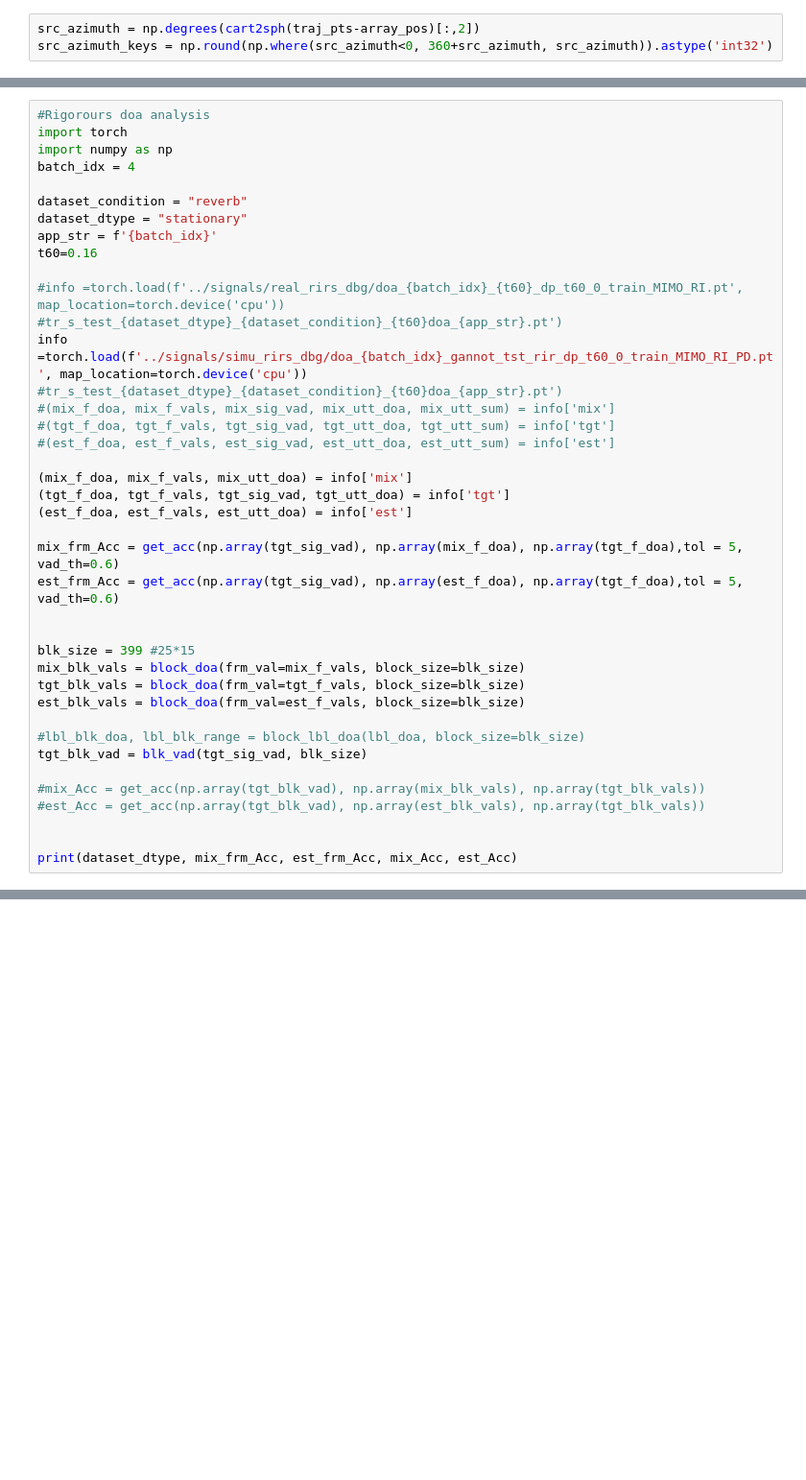
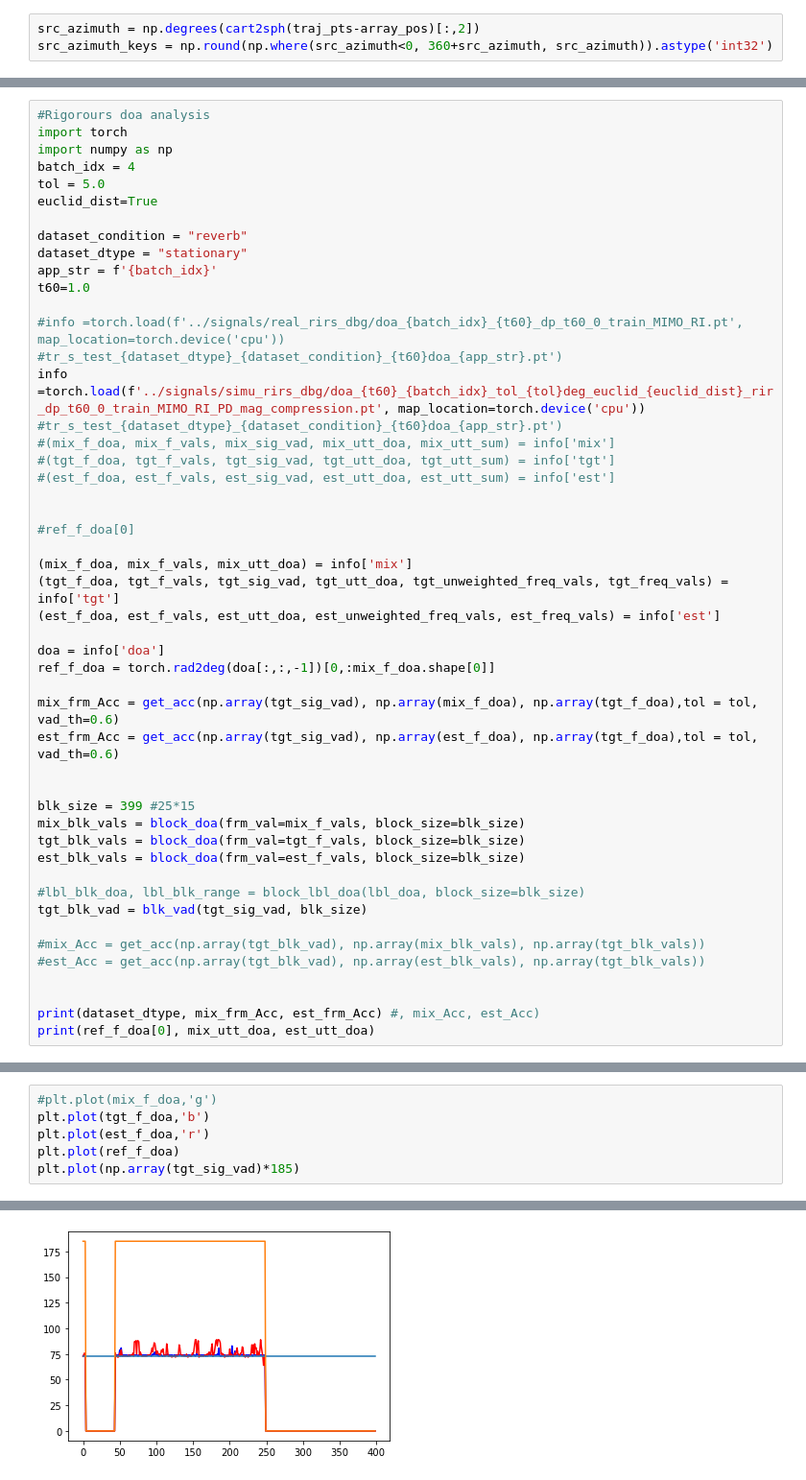
Before and after one commit to ssnani/Code, a Jupyter notebook: blk_doa.ipynb, the cells around one changed output, grey strips where cells are left out. Shown at 96% size. Drawn from its saved outputs; the diff is of its cells as text; blank space fills up the shorter version.

```diff
--- a/blk_doa.ipynb
+++ b/blk_doa.ipynb
@@ -333,24 +263,32 @@ np.array(tgt_blk_vals)-np.array(mvng_est_blk_vals), np.array(tgt_blk_vals)-np.ar
 import torch
 import numpy as np
 batch_idx = 4
+tol = 5.0
+euclid_dist=True
 
 dataset_condition = "reverb"
 dataset_dtype = "stationary"
 app_str = f'{batch_idx}'
-t60=0.16
+t60=1.0
 
 #info =torch.load(f'../signals/real_rirs_dbg/doa_{batch_idx}_{t60}_dp_t60_0_train_MIMO_RI.pt', map_location=torch.device('cpu')) #tr_s_test_{dataset_dtype}_{dataset_condition}_{t60}doa_{app_str}.pt')
-info =torch.load(f'../signals/simu_rirs_dbg/doa_{batch_idx}_gannot_tst_rir_dp_t60_0_train_MIMO_RI_PD.pt', map_location=torch.device('cpu')) #tr_s_test_{dataset_dtype}_{dataset_condition}_{t60}doa_{app_str}.pt')
+info =torch.load(f'../signals/simu_rirs_dbg/doa_{t60}_{batch_idx}_tol_{tol}deg_euclid_{euclid_dist}_rir_dp_t60_0_train_MIMO_RI_PD_mag_compression.pt', map_location=torch.device('cpu')) #tr_s_test_{dataset_dtype}_{dataset_condition}_{t60}doa_{app_str}.pt')
 #(mix_f_doa, mix_f_vals, mix_sig_vad, mix_utt_doa, mix_utt_sum) = info['mix']
 #(tgt_f_doa, tgt_f_vals, tgt_sig_vad, tgt_utt_doa, tgt_utt_sum) = info['tgt']
 #(est_f_doa, est_f_vals, est_sig_vad, est_utt_doa, est_utt_sum) = info['est']
 
+
+#ref_f_doa[0]
+
 (mix_f_doa, mix_f_vals, mix_utt_doa) = info['mix']
-(tgt_f_doa, tgt_f_vals, tgt_sig_vad, tgt_utt_doa) = info['tgt']
-(est_f_doa, est_f_vals, est_utt_doa) = info['est']
+(tgt_f_doa, tgt_f_vals, tgt_sig_vad, tgt_utt_doa, tgt_unweighted_freq_vals, tgt_freq_vals) = info['tgt']
+(est_f_doa, est_f_vals, est_utt_doa, est_unweighted_freq_vals, est_freq_vals) = info['est']
 
-mix_frm_Acc = get_acc(np.array(tgt_sig_vad), np.array(mix_f_doa), np.array(tgt_f_doa),tol = 5, vad_th=0.6)
-est_frm_Acc = get_acc(np.array(tgt_sig_vad), np.array(est_f_doa), np.array(tgt_f_doa),tol = 5, vad_th=0.6)
+doa = info['doa']
+ref_f_doa = torch.rad2deg(doa[:,:,-1])[0,:mix_f_doa.shape[0]]
+
+mix_frm_Acc = get_acc(np.array(tgt_sig_vad), np.array(mix_f_doa), np.array(tgt_f_doa),tol = tol, vad_th=0.6)
+est_frm_Acc = get_acc(np.array(tgt_sig_vad), np.array(est_f_doa), np.array(tgt_f_doa),tol = tol, vad_th=0.6)
 
 
 blk_size = 399 #25*15
@@ -365,5 +303,6 @@ tgt_blk_vad = blk_vad(tgt_sig_vad, blk_size)
 #est_Acc = get_acc(np.array(tgt_blk_vad), np.array(est_blk_vals), np.array(tgt_blk_vals))
 
 
-print(dataset_dtype, mix_frm_Acc, est_frm_Acc, mix_Acc, est_Acc)
+print(dataset_dtype, mix_frm_Acc, est_frm_Acc) #, mix_Acc, est_Acc)
+print(ref_f_doa[0], mix_utt_doa, est_utt_doa)
 # %% [output]
@@ -370,0 +311,7 @@ stationary 0.08878504672897196 0.24766355140186916 0.0 1.0
+# %%
+#plt.plot(mix_f_doa,'g')
+plt.plot(tgt_f_doa,'b')
+plt.plot(est_f_doa,'r')
+plt.plot(ref_f_doa)
+plt.plot(np.array(tgt_sig_vad)*185)
+# %% [output]
@@ -370,0 +319 @@ stationary 0.08878504672897196 0.24766355140186916 0.0 1.0
+[figure, added]
```
Also changed, not shown: parts of 36 cells of this notebook, 6 other files.
